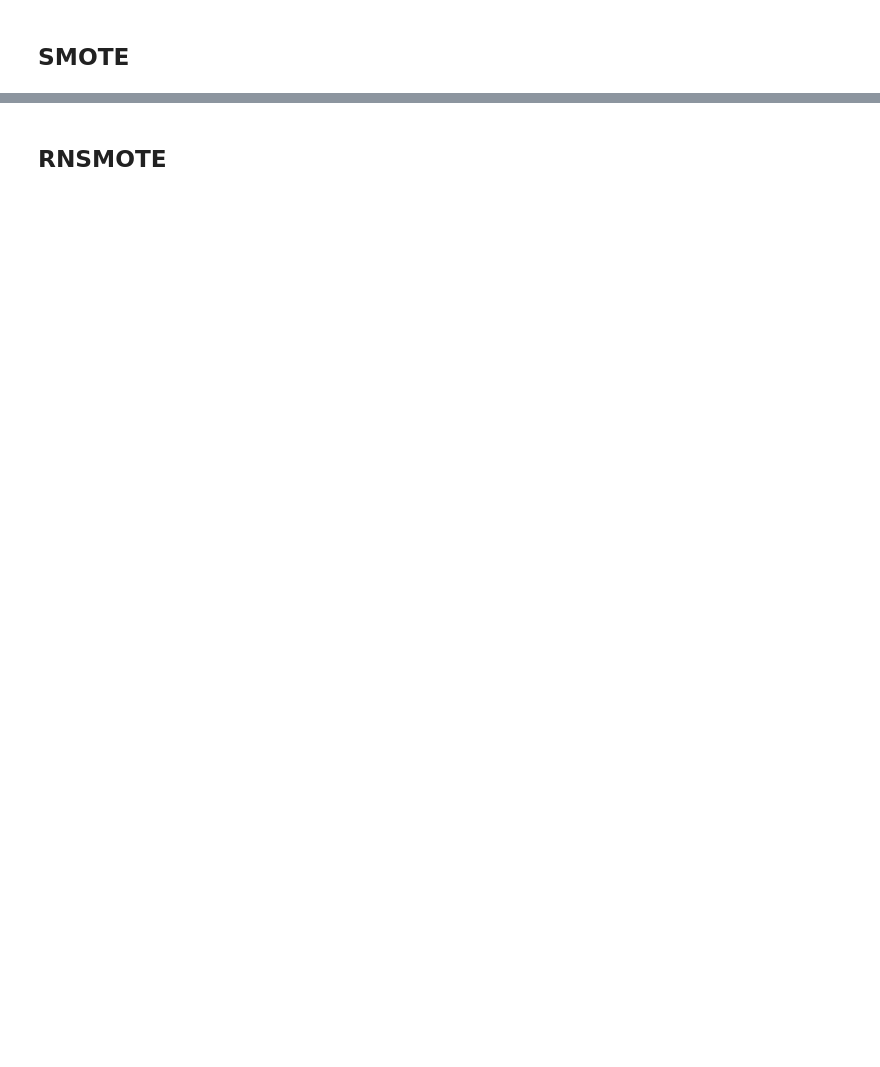
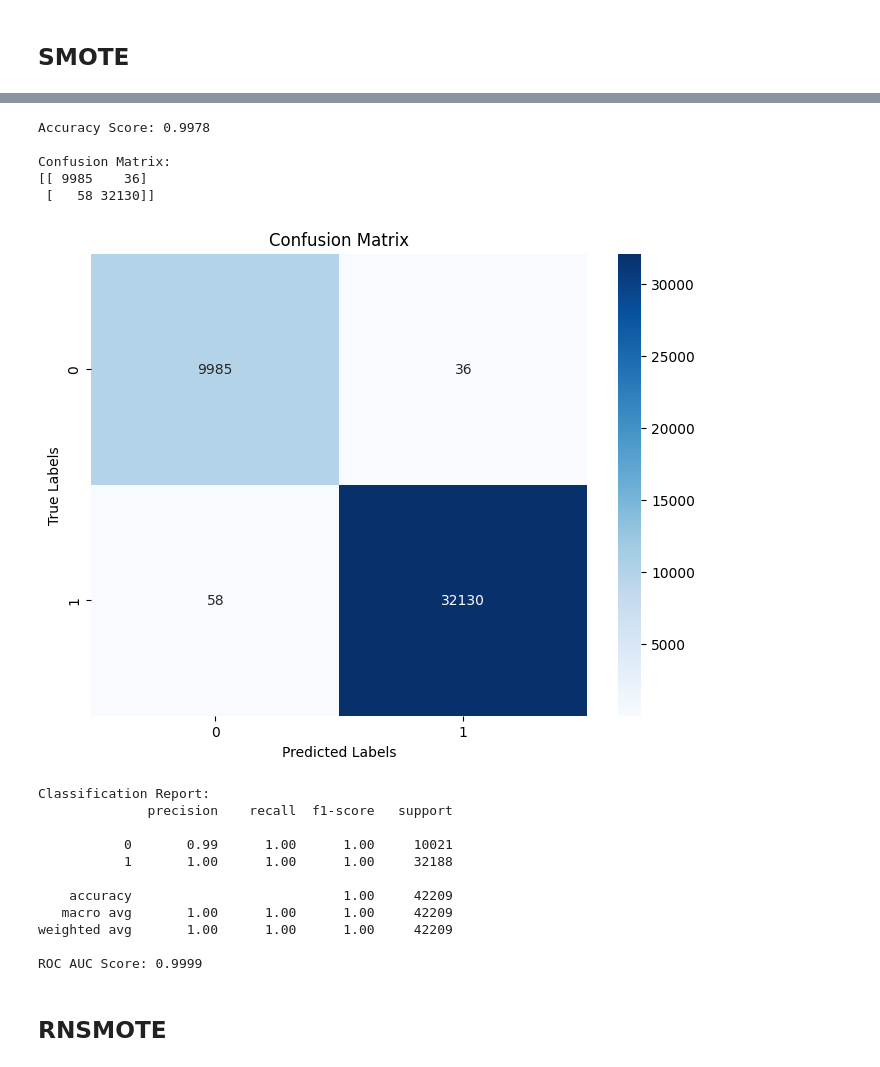
Before and after one commit to marawanattya/RN-SMOTE-on-Imbalanced-Data, a Jupyter notebook: src/RN_SMOTE.ipynb, the cells around one changed output, grey strips where cells are left out. Drawn from its saved outputs; the diff is of its cells as text; code cells hidden in the pictures; blank space fills up the shorter version.

```diff
--- a/src/RN_SMOTE.ipynb
+++ b/src/RN_SMOTE.ipynb
@@ -450,0 +431,19 @@ ROC-AUC Score: 0.9817
+# %%
+from imblearn.over_sampling import SMOTE
+from sklearn.model_selection import train_test_split
+
+# Assuming 'x' is your feature matrix and 'y' is your target variable
+# Split the dataset into training and test sets
+x_train, x_test, y_train, y_test = train_test_split(x, y, test_size=0.2, random_state=42)
+
+# Apply SMOTE to the training data
+smote = SMOTE(random_state=42)
+x_train_smote, y_train_smote = smote.fit_resample(x_train, y_train)
+
+# Convert x_train_smote and x_test to NumPy arrays
+x_train_smote = x_train_smote.to_numpy()  # Convert to NumPy array
+x_test = x_test.to_numpy()  # Convert to NumPy array
+
+# Check the new class distribution after SMOTE
+print("Original class distribution:\n", pd.Series(y_train).value_counts())
+print("SMOTE class distribution:\n", pd.Series(y_train_smote).value_counts())
@@ -451,2 +459,54 @@ ROC-AUC Score: 0.9817
+# %%
+from xgboost import XGBClassifier
+from sklearn.metrics import accuracy_score, confusion_matrix, classification_report, roc_auc_score
+import seaborn as sns
+import matplotlib.pyplot as plt
+
+# Train the XGBClassifier on SMOTE-augmented data
+xgb_model = XGBClassifier(random_state=42)
+xgb_model.fit(x_train_smote, y_train_smote)
+
+# Make predictions on the test set
+y_pred = xgb_model.predict(x_test)
+y_pred_proba = xgb_model.predict_proba(x_test)[:, 1]  # For ROC AUC, get probability of the positive class
+
+# Evaluate the model
+accuracy = accuracy_score(y_test, y_pred)
+conf_matrix = confusion_matrix(y_test, y_pred)
+class_report = classification_report(y_test, y_pred)
+roc_auc = roc_auc_score(y_test, y_pred_proba)
+
+# Print evaluation metrics
+print(f"Accuracy Score: {accuracy:.4f}")
+print("\nConfusion Matrix:")
+print(conf_matrix)
+# Plot confusion matrix as a heatmap
+plt.figure(figsize=(8, 6))
+sns.heatmap(conf_matrix, annot=True, fmt="d", cmap="Blues", xticklabels=xgb_model.classes_, yticklabels=xgb_model.classes_)
+plt.title("Confusion Matrix")
+plt.xlabel("Predicted Labels")
+plt.ylabel("True Labels")
+plt.show()
+print("\nClassification Report:")
+print(class_report)
+print(f"ROC AUC Score: {roc_auc:.4f}")
+# %% [output]
+Accuracy Score: 0.9978
+
+Confusion Matrix:
+[[ 9985    36]
+ [   58 32130]]
+[figure, added]
+Classification Report:
+              precision    recall  f1-score   support
+
+           0       0.99      1.00      1.00     10021
+           1       1.00      1.00      1.00     32188
+
+    accuracy                           1.00     42209
+   macro avg       1.00      1.00      1.00     42209
+weighted avg       1.00      1.00      1.00     42209
+
+ROC AUC Score: 0.9999
 # %% [markdown]
 ## RNSMOTE
```
Also changed, not shown: parts of 19 cells of this notebook.
